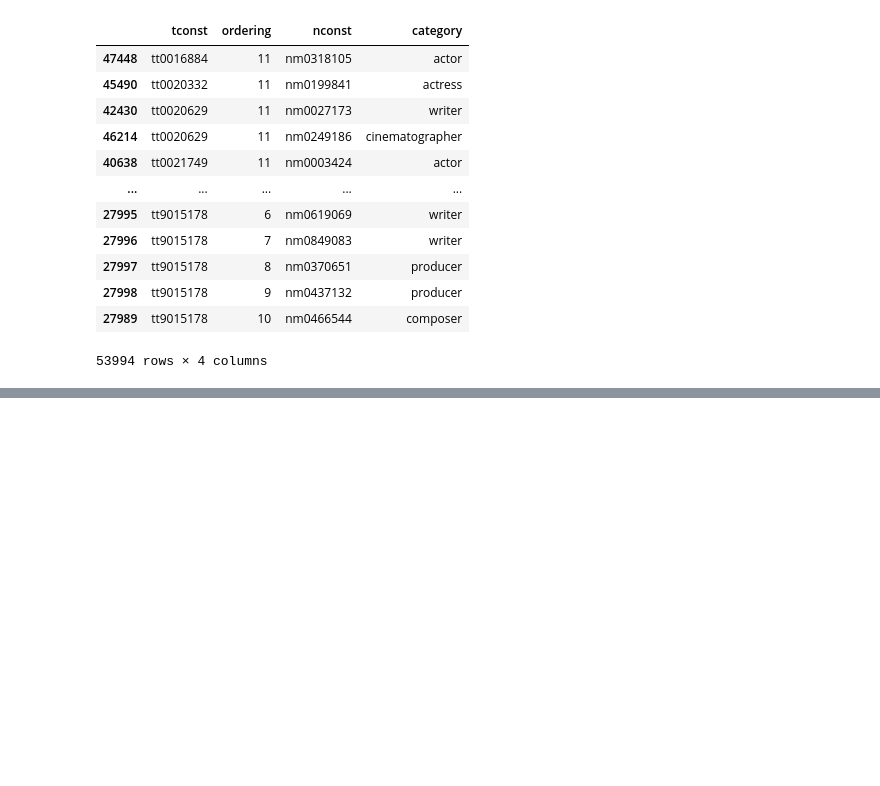
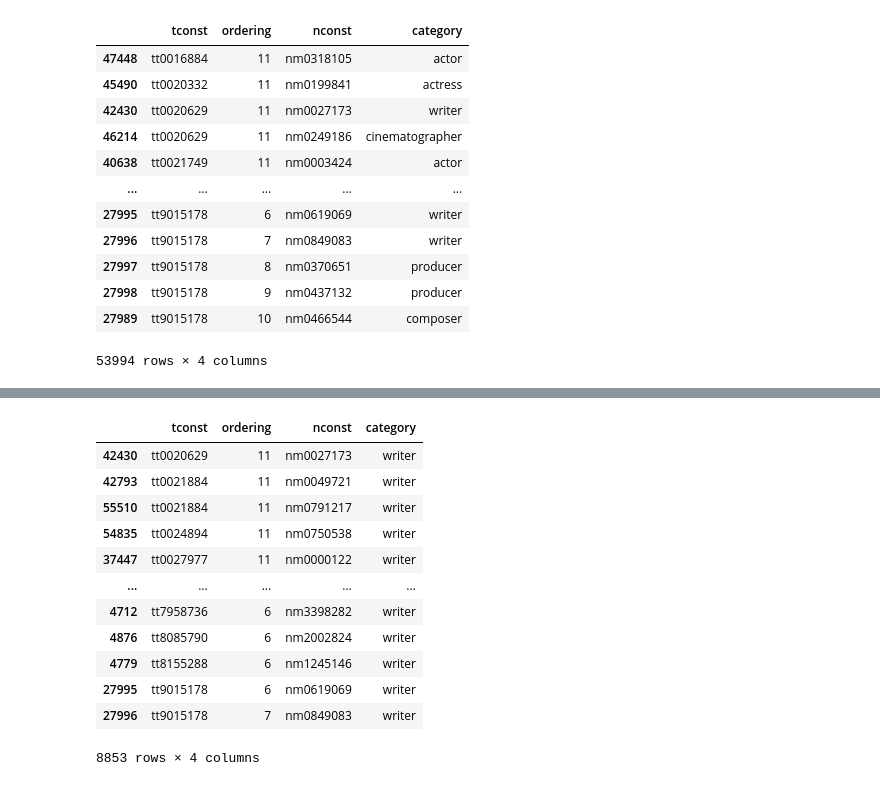
Before and after one commit to nsn116/Movie-Success-Predictor, a Jupyter notebook: data_preprocessing/Principals info.ipynb, the cells around one changed output, grey strips where cells are left out. Drawn from its saved outputs; the diff is of its cells as text; code cells hidden in the pictures; blank space fills up the shorter version.

```diff
--- a/data_preprocessing/Principals info.ipynb
+++ b/data_preprocessing/Principals info.ipynb
@@ -292,0 +269,2 @@ name_basics
+# %%
+principals_writers = principals_name_basics_no_dups[(principals_name_basics_no_dups['category'] == 'writer')]
@@ -292,0 +273,16 @@ name_basics
+# %%
+principals_writers
+# %% [output]
+|  | tconst | ordering | nconst | category |
+| 42430 | tt0020629 | 11 | nm0027173 | writer |
+| 42793 | tt0021884 | 11 | nm0049721 | writer |
+| 55510 | tt0021884 | 11 | nm0791217 | writer |
+| 54835 | tt0024894 | 11 | nm0750538 | writer |
+| 37447 | tt0027977 | 11 | nm0000122 | writer |
+| ... | ... | ... | ... | ... |
+| 4712 | tt7958736 | 6 | nm3398282 | writer |
+| 4876 | tt8085790 | 6 | nm2002824 | writer |
+| 4779 | tt8155288 | 6 | nm1245146 | writer |
+| 27995 | tt9015178 | 6 | nm0619069 | writer |
+| 27996 | tt9015178 | 7 | nm0849083 | writer |
+8853 rows × 4 columns
```
Also changed, not shown: parts of 35 cells of this notebook, 1 other file.
